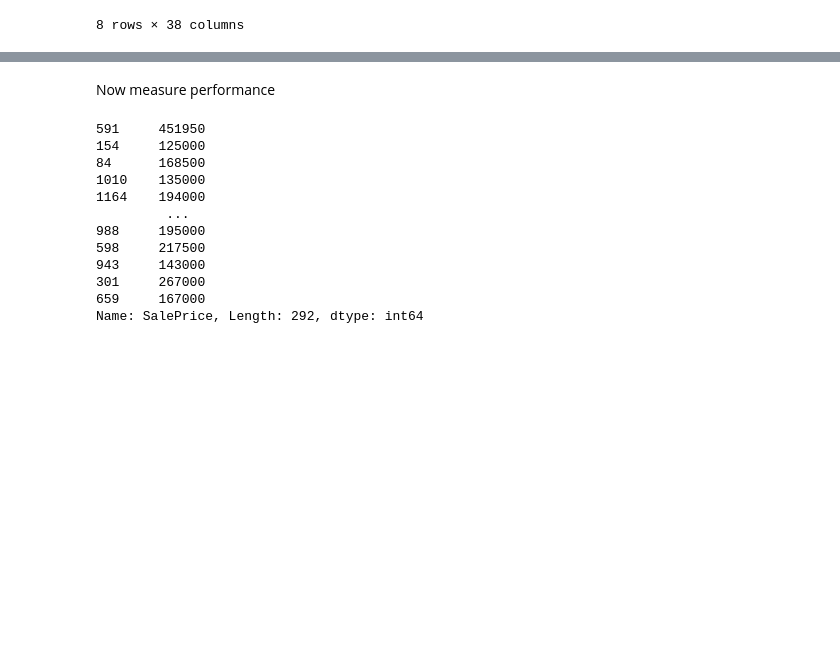
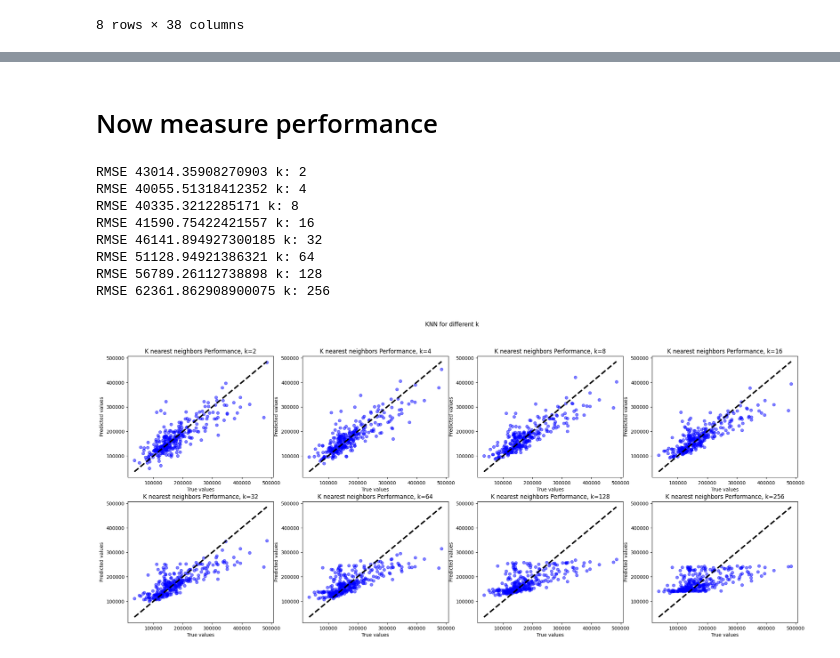
Before and after one commit to Simon946/Machine-Learning-group-36, a Jupyter notebook: simon_notebook_knn.ipynb, the cells around one changed output, grey strips where cells are left out. Cells and saved outputs as stored; diff of their text form; code cells hidden in the pictures; blank space fills up the shorter version.

```diff
--- a/simon_notebook_knn.ipynb
+++ b/simon_notebook_knn.ipynb
@@ -98,17 +56,11 @@ Name: SalePrice, Length: 1460, dtype: int64
 # %%
 from sklearn.neighbors import KNeighborsRegressor
-KNNregressor = KNeighborsRegressor(n_neighbors=2)
 
 
 from sklearn.model_selection import train_test_split
 
-print(selectedData["SalePrice"])
-trainingData, testData = train_test_split(selectedData, test_size=0.2)
+trainingData, testData_with_target = train_test_split(selectedData, test_size=0.2)
 
-
+#separate the target from the trainingdata
 trainingTarget = trainingData["SalePrice"]
 trainingData = trainingData.drop("SalePrice", axis=1)
-print(testData["SalePrice"])
-
-KNNregressor.fit(trainingData, trainingTarget)
-KNeighborsRegressor(...)
@@ -134,24 +67,43 @@ KNeighborsRegressor(n_neighbors=Ellipsis)
 # %% [markdown]
-Now measure performance
+# Now measure performance
-# %%
-from sklearn.metrics import root_mean_squared_error
-
-print(testData["SalePrice"])
-testTarget = testData["SalePrice"]
-testData = testData.drop('SalePrice', axis=1)
-predicted = KNNregressor.predict(testData)
-RMSE = root_mean_squared_error(testTarget, predicted)
-print("RMSE is: ", RMSE)
-# %% [output]
-591     451950
-154     125000
-84      168500
-1010    135000
-1164    194000
-         ...
-988     195000
-598     217500
-943     143000
-301     267000
-659     167000
-Name: SalePrice, Length: 292, dtype: int64
+# %%
+from sklearn.metrics import root_mean_squared_error
+
+
+testTarget = testData_with_target["SalePrice"]
+testData = testData_with_target.drop('SalePrice', axis=1)
+
+import matplotlib.pyplot as plt
+
+plotsWidth = 4
+plotsHeight = 2
+
+fig, axs = plt.subplots(plotsHeight, plotsWidth, figsize=(25, 10))
+fig.suptitle('KNN for different k')
+
+k =2
+for y in range(0, plotsHeight):
+    for x in range(0, plotsWidth):
+        subplot = axs[y, x]
+
+        KNNregressor = KNeighborsRegressor(n_neighbors=k)
+        KNNregressor.fit(trainingData, trainingTarget)
+        predictions = KNNregressor.predict(testData)
+        subplot.plot(testTarget, predictions, 'bo', alpha=0.5)
+        subplot.plot([testTarget.min(), testTarget.max()], [testTarget.min(), testTarget.max()], 'k--', lw=3)  # Diagonal line
+        title = 'K nearest neighbors Performance, k=' + str(k)
+        subplot.set_title(title)
+        subplot.set(xlabel="True values", ylabel="Predicted values")
+        RMSE = root_mean_squared_error(testTarget, predictions)
+        print("RMSE", RMSE, "k:" , k)
+        k *= 2
+# %% [output]
+RMSE 43014.35908270903 k: 2
+RMSE 40055.51318412352 k: 4
+RMSE 40335.3212285171 k: 8
+RMSE 41590.75422421557 k: 16
+RMSE 46141.894927300185 k: 32
+RMSE 51128.94921386321 k: 64
+RMSE 56789.26112738898 k: 128
+RMSE 62361.862908900075 k: 256
+[figure, added]
```
Also changed, not shown: parts of 5 cells of this notebook, 1 other file.
